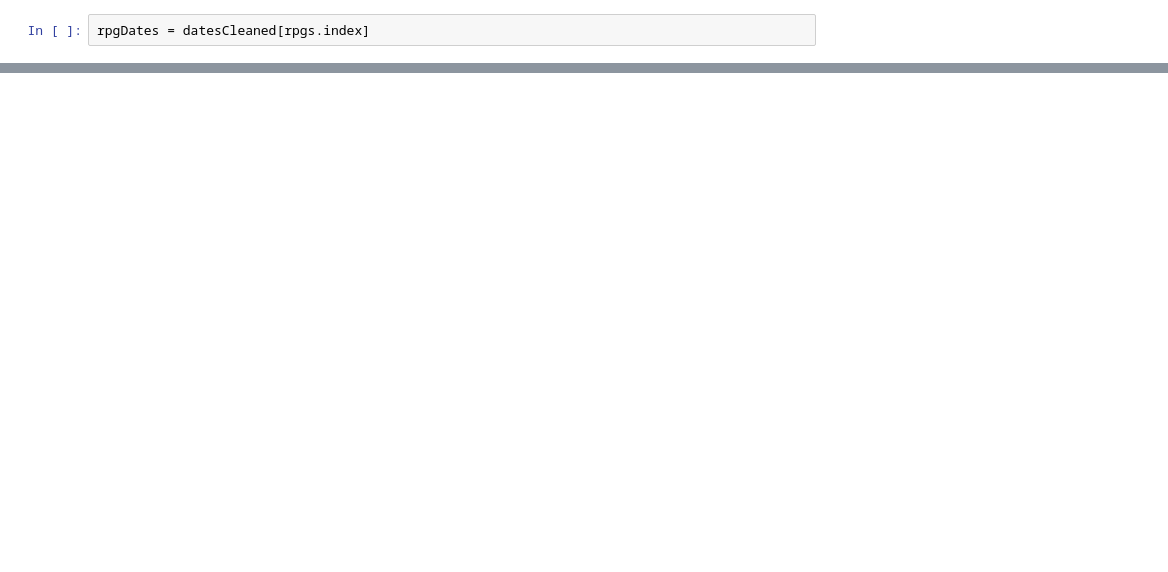
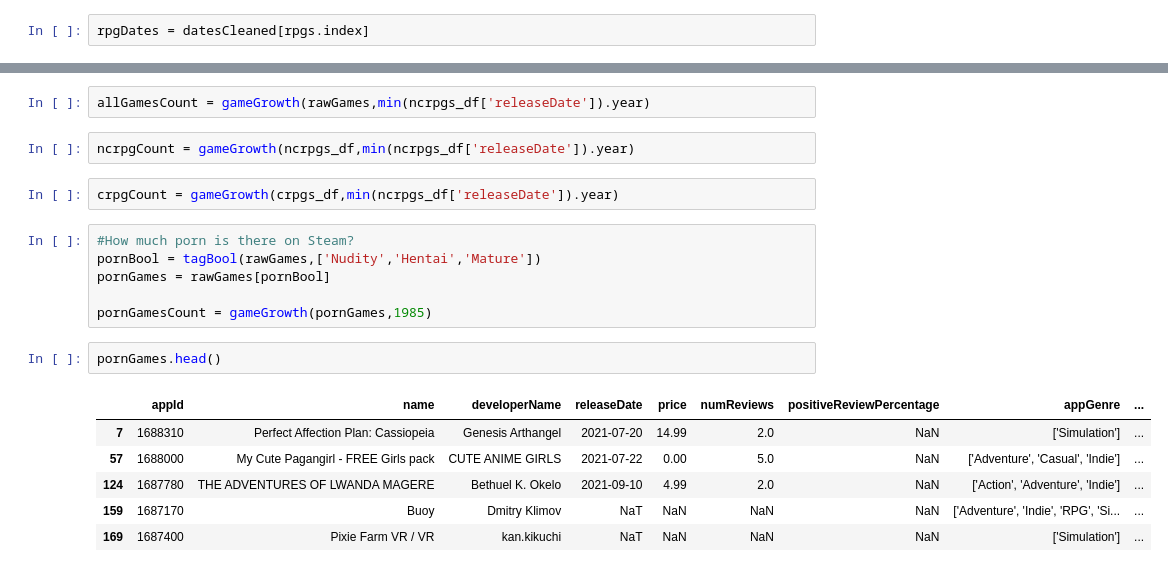
Before and after one commit to isam7/SteamScraping, a Jupyter notebook: Steam Data Analysis.ipynb, the cells around one changed output, grey strips where cells are left out. Cells and saved outputs as stored; diff of their text form; blank space fills up the shorter version.

```diff
--- a/Steam Data Analysis.ipynb
+++ b/Steam Data Analysis.ipynb
@@ -179 +166,22 @@ for date in dates:
+# %%
+allGamesCount = gameGrowth(rawGames,min(ncrpgs_df['releaseDate']).year)
+# %%
+ncrpgCount = gameGrowth(ncrpgs_df,min(ncrpgs_df['releaseDate']).year)
+# %%
+crpgCount = gameGrowth(crpgs_df,min(ncrpgs_df['releaseDate']).year)
+# %%
+#How much porn is there on Steam?
+pornBool = tagBool(rawGames,['Nudity','Hentai','Mature'])
+pornGames = rawGames[pornBool]
+
+pornGamesCount = gameGrowth(pornGames,1985)
+# %%
+pornGames.head()
+# %% [output]
+|  | appId | name | developerName | releaseDate | price | numReviews | positiveReviewPercentage | appGenre | ... |
+| 7 | 1688310 | Perfect Affection Plan: Cassiopeia | Genesis Arthangel | 2021-07-20 | 14.99 | 2.0 | NaN | ['Simulation'] | ... |
+| 57 | 1688000 | My Cute Pagangirl - FREE Girls pack | CUTE ANIME GIRLS | 2021-07-22 | 0.00 | 5.0 | NaN | ['Adventure', 'Casual', 'Indie'] | ... |
+| 124 | 1687780 | THE ADVENTURES OF LWANDA MAGERE | Bethuel K. Okelo | 2021-09-10 | 4.99 | 2.0 | NaN | ['Action', 'Adventure', 'Indie'] | ... |
+| 159 | 1687170 | Buoy | Dmitry Klimov | NaT | NaN | NaN | NaN | ['Adventure', 'Indie', 'RPG', 'Si... | ... |
+| 169 | 1687400 | Pixie Farm VR / VR | kan.kikuchi | NaT | NaN | NaN | NaN | ['Simulation'] | ... |
 # %%
```
Also changed, not shown: parts of 21 cells of this notebook.
